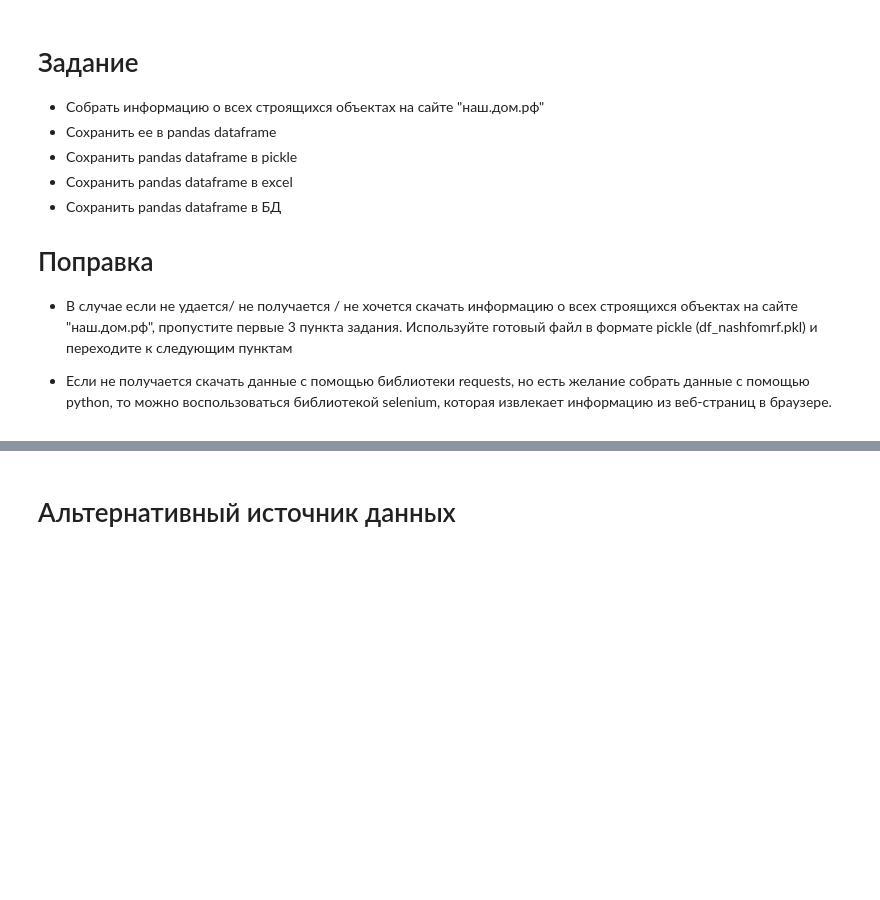
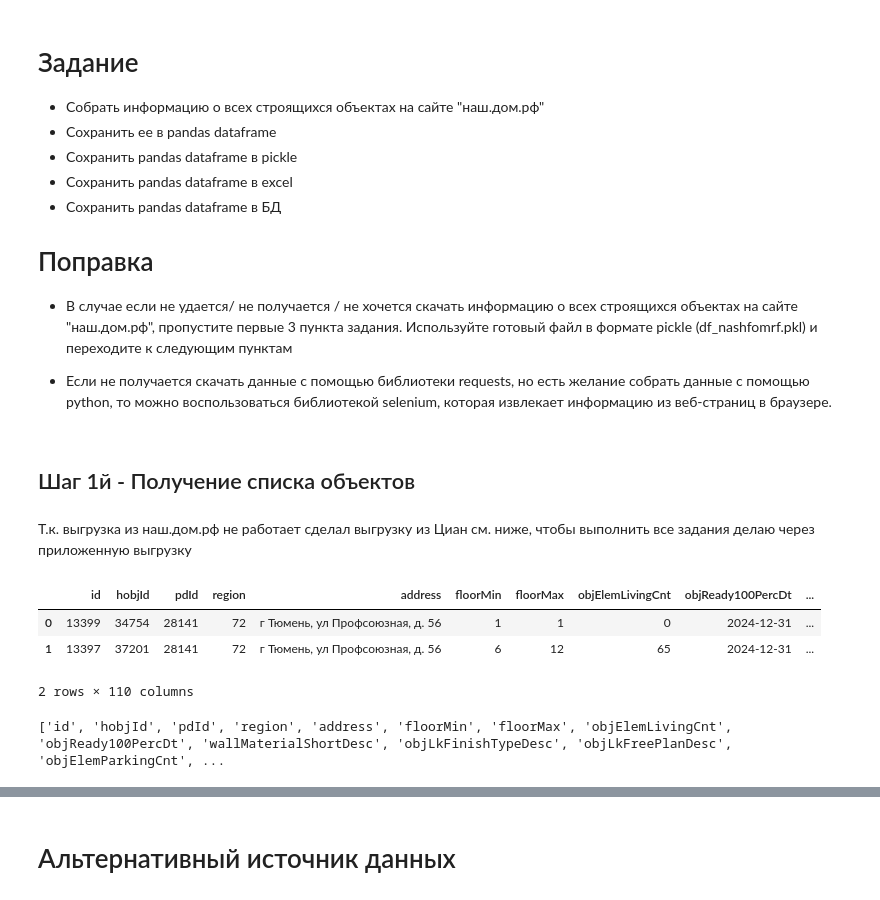
Before and after one commit to Vladislav-7-AV/teach-scool-ds, a Jupyter notebook: Hometask/Task1_dmrf.ipynb, the cells around one changed output, grey strips where cells are left out. Saved outputs shown, nothing was run; the diff lists cells and outputs as text; code cells hidden in the pictures; blank space fills up the shorter version.

```diff
--- a/Hometask/Task1_dmrf.ipynb
+++ b/Hometask/Task1_dmrf.ipynb
@@ -17,0 +19,16 @@ import requests
+# %% [markdown]
+## Шаг 1й - Получение списка объектов
+# %% [markdown]
+Т.к. выгрузка из наш.дом.рф не работает сделал выгрузку из Циан см. ниже, чтобы выполнить все задания делаю через приложенную выгрузку
+# %%
+df = pd.read_pickle('df_nashdomrf.pkl')
+df.head(2)
+# %% [output]
+|  | id | hobjId | pdId | region | address | floorMin | floorMax | objElemLivingCnt | objReady100PercDt | ... |
+| 0 | 13399 | 34754 | 28141 | 72 | г Тюмень, ул Профсоюзная, д. 56 | 1 | 1 | 0 | 2024-12-31 | ... |
+| 1 | 13397 | 37201 | 28141 | 72 | г Тюмень, ул Профсоюзная, д. 56 | 6 | 12 | 65 | 2024-12-31 | ... |
+2 rows × 110 columns
+# %%
+print(df.columns.values.tolist())
+# %% [output]
+['id', 'hobjId', 'pdId', 'region', 'address', 'floorMin', 'floorMax', 'objElemLivingCnt', 'objReady100PercDt', 'wallMaterialShortDesc', 'objLkFinishTypeDesc', 'objLkFreePlanDesc', 'objElemParkingCnt', ...
```
Also changed, not shown: parts of 13 cells of this notebook, 3 other files.
